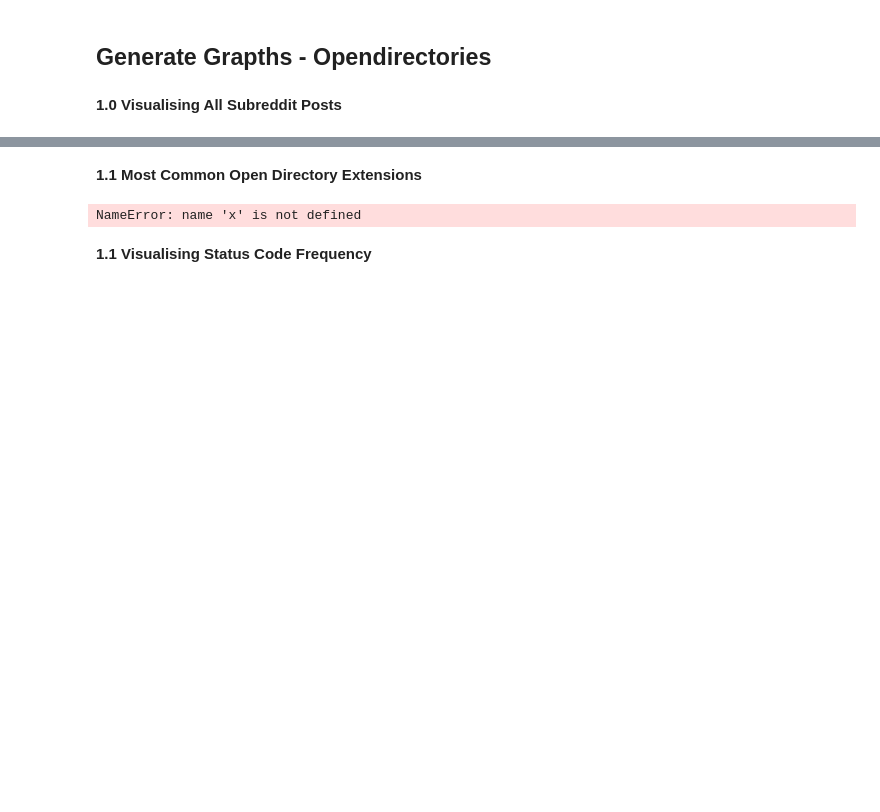
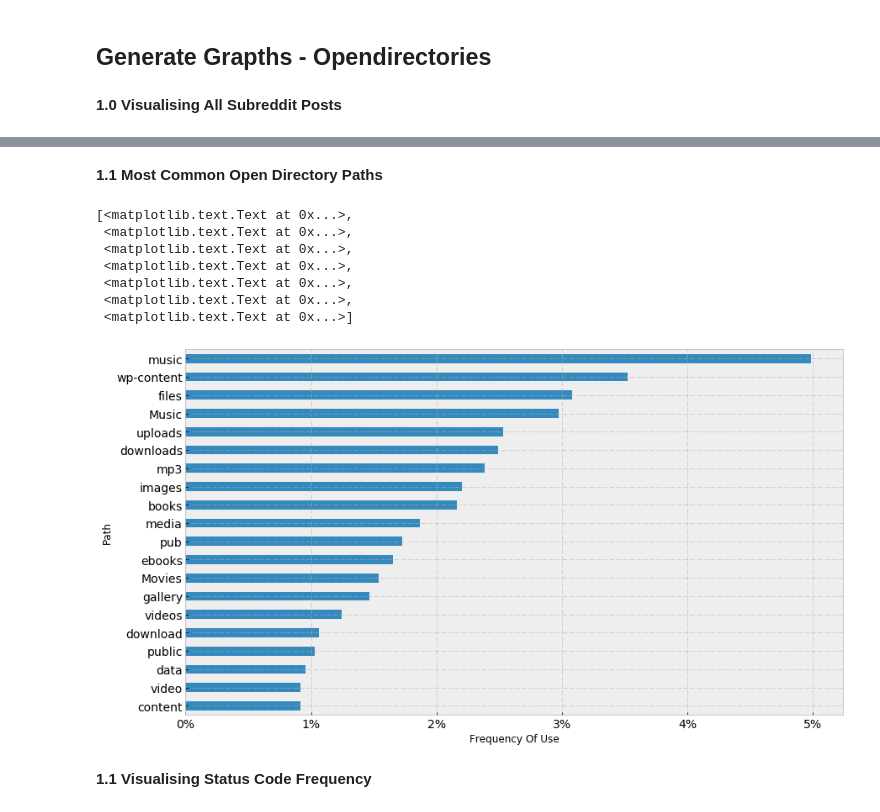
Before and after one commit to Ma5onic/open.data, a Jupyter notebook: opendirectories/scripts/generate_graphs.ipynb, the cells around one changed output, grey strips where cells are left out. Saved outputs shown, nothing was run; the diff lists cells and outputs as text; code cells hidden in the pictures; blank space fills up the shorter version.

Commit message:
common path graph added

```diff
--- a/opendirectories/scripts/generate_graphs.ipynb
+++ b/opendirectories/scripts/generate_graphs.ipynb
@@ -43,15 +44,48 @@ fig=ax.get_figure()
 fig.tight_layout()
 fig.savefig('{}/../figs/POSTS_VS_TIME.png'.format(cwd))
 # %% [markdown]
-**1.1 Most Common Open Directory Extensions**
+**1.1 Most Common Open Directory Paths**
 # %%
+# Get paths and netlocations
 ext = df[['PATH', 'NETLOC']].copy()
+# Convert empty paths to null values
 ext['PATH'] = ext['PATH'].map(lambda x: np.nan if x is '/' else x)
+# Remove any entries which have a null value
 ext.dropna(axis=0, how='any', inplace=True)
+# Remove proxy extensions
 ext['NETLOC'] = ext['NETLOC'].map(lambda x: x.replace('.nyud.net:8080', ''))
+# Group paths by netlocation
 gb = ext.groupby(('NETLOC'))
+# Collect the results
 ext = gb['PATH'].unique().values
-#ext['PATH'] = ext['PATH'].map(lambda x: set(word for ext in x for word in ext.split('/') if word))
-[word for lst in ext for word in (x.split('/') for x in lst)]
+# Measure total sample size
+total_sampled_websites = len(ext)
+# Split paths levels and only keep unique words per website
+word_frequency = (set(word for subdomain in site for word in subdomain.split('/') if word) for site in ext)
+# Perform a frequency analysis on the complete set of paths
+freq_analysis = Counter([word for words in word_frequency for word in words])
+
+# Normalise the results
+for key in freq_analysis:
+    freq_analysis[key] /= total_sampled_websites
+    freq_analysis[key] *= 100
+
+# Grab the top 20 most frequent paths
+keys = [key for key, item in freq_analysis.most_common(20)]
+items = [item for key, item in freq_analysis.most_common(20)]
+series = pd.Series(data=items[::-1], index=keys[::-1])
+
+# Plot results
+ax = series.plot(kind='barh', figsize=(14, 8), fontsize=14)
+ax.set_ylabel('Path')
+ax.set_xlabel('Frequency Of Use')
+ax.set_xticklabels(['{}%'.format(x) for x in ax.get_yticks()])
 # %% [output]
-NameError: name 'x' is not defined
+[<matplotlib.text.Text at 0x...>,
+ <matplotlib.text.Text at 0x...>,
+ <matplotlib.text.Text at 0x...>,
+ <matplotlib.text.Text at 0x...>,
+ <matplotlib.text.Text at 0x...>,
+ <matplotlib.text.Text at 0x...>,
+ <matplotlib.text.Text at 0x...>]
+[figure, added]
```
Also changed, not shown: parts of 5 cells of this notebook, 5 other files.
